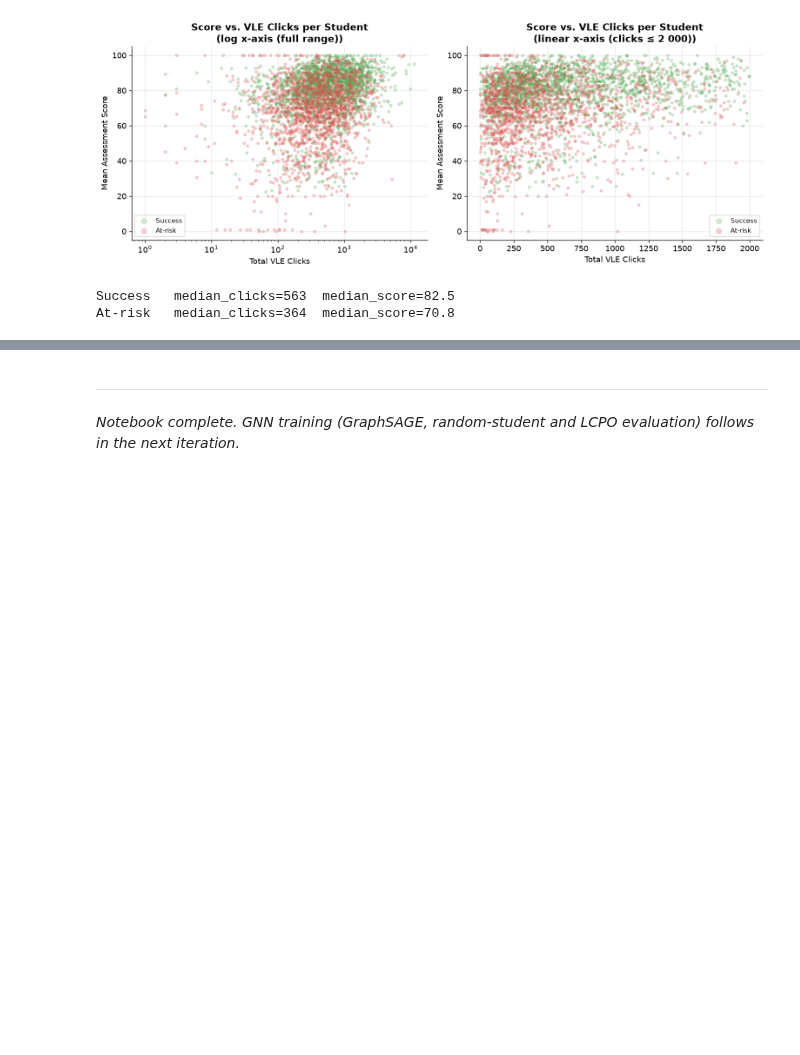
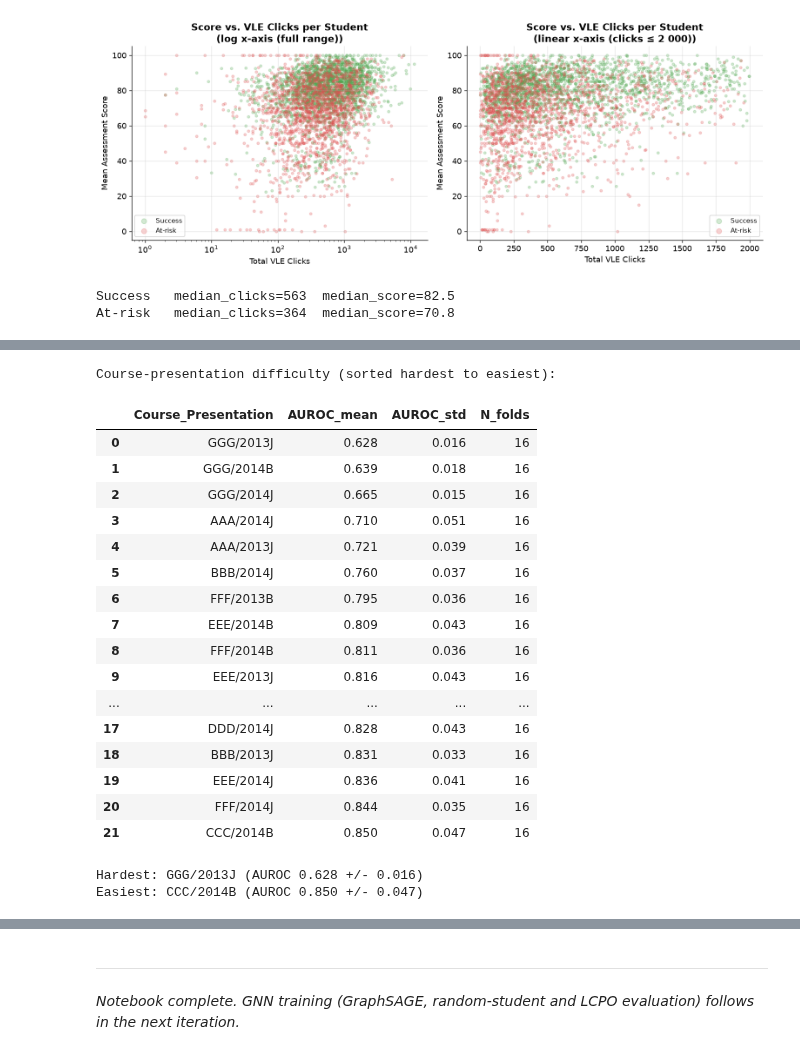
Before and after one commit to reyquiroz/OULAD_CourseAware, a Jupyter notebook: notebooks/OULAD_Graph_Analysis_Final.ipynb, the cells around one changed output, grey strips where cells are left out. Saved outputs shown, nothing was run; the diff lists cells and outputs as text; code cells hidden in the pictures; blank space fills up the shorter version.

```diff
--- a/notebooks/OULAD_Graph_Analysis_Final.ipynb
+++ b/notebooks/OULAD_Graph_Analysis_Final.ipynb
@@ -905,0 +978,33 @@ At-risk   median_clicks=364  median_score=70.8
+# %%
+difficulty = pd.read_csv(PROJECT_ROOT / "results" / "lcpo" / "course_presentation_difficulty.csv")
+
+print("Course-presentation difficulty (sorted hardest to easiest):")
+display(difficulty.round(3))
+
+hardest = difficulty.iloc[0]
+easiest = difficulty.iloc[-1]
+print("Hardest: {} (AUROC {:.3f} +/- {:.3f})".format(
+    hardest["Course_Presentation"], hardest["AUROC_mean"], hardest["AUROC_std"]))
+print("Easiest: {} (AUROC {:.3f} +/- {:.3f})".format(
+    easiest["Course_Presentation"], easiest["AUROC_mean"], easiest["AUROC_std"]))
+# %% [output]
+Course-presentation difficulty (sorted hardest to easiest):
+|  | Course_Presentation | AUROC_mean | AUROC_std | N_folds |
+| 0 | GGG/2013J | 0.628 | 0.016 | 16 |
+| 1 | GGG/2014B | 0.639 | 0.018 | 16 |
+| 2 | GGG/2014J | 0.665 | 0.015 | 16 |
+| 3 | AAA/2014J | 0.710 | 0.051 | 16 |
+| 4 | AAA/2013J | 0.721 | 0.039 | 16 |
+| 5 | BBB/2014J | 0.760 | 0.037 | 16 |
+| 6 | FFF/2013B | 0.795 | 0.036 | 16 |
+| 7 | EEE/2014B | 0.809 | 0.043 | 16 |
+| 8 | FFF/2014B | 0.811 | 0.036 | 16 |
+| 9 | EEE/2013J | 0.816 | 0.043 | 16 |
+| ... | ... | ... | ... | ... |
+| 17 | DDD/2014J | 0.828 | 0.043 | 16 |
+| 18 | BBB/2013J | 0.831 | 0.033 | 16 |
+| 19 | EEE/2014J | 0.836 | 0.041 | 16 |
+| 20 | FFF/2014J | 0.844 | 0.035 | 16 |
+| 21 | CCC/2014B | 0.850 | 0.047 | 16 |
+Hardest: GGG/2013J (AUROC 0.628 +/- 0.016)
+Easiest: CCC/2014B (AUROC 0.850 +/- 0.047)
```
Also changed, not shown: parts of 7 cells of this notebook, 18 other files.
